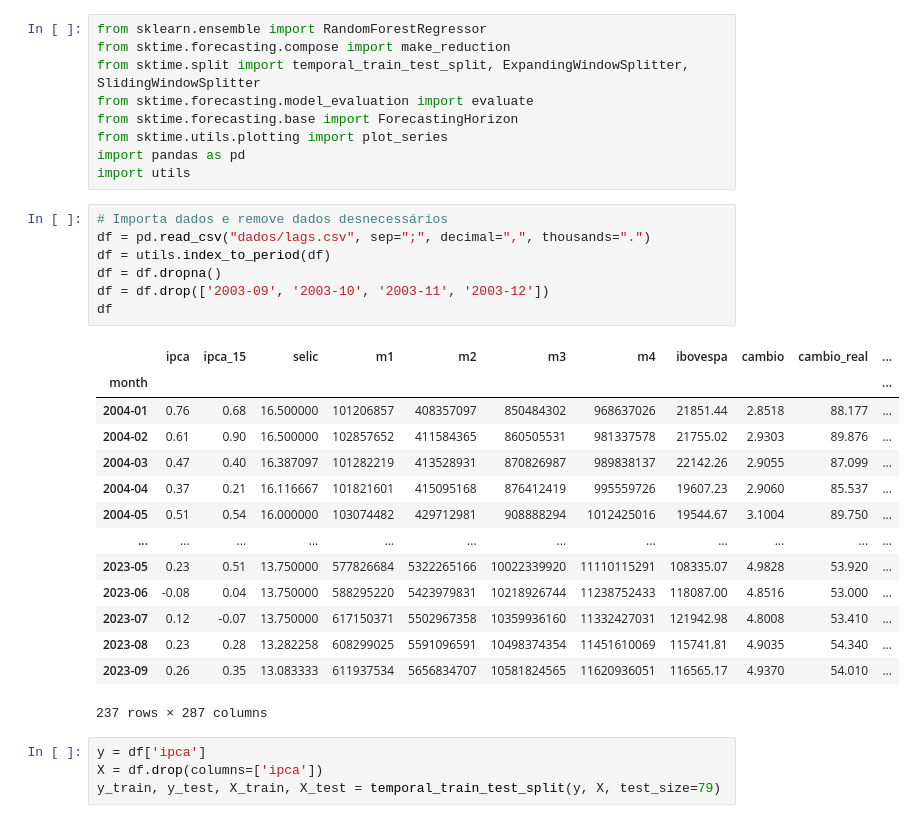
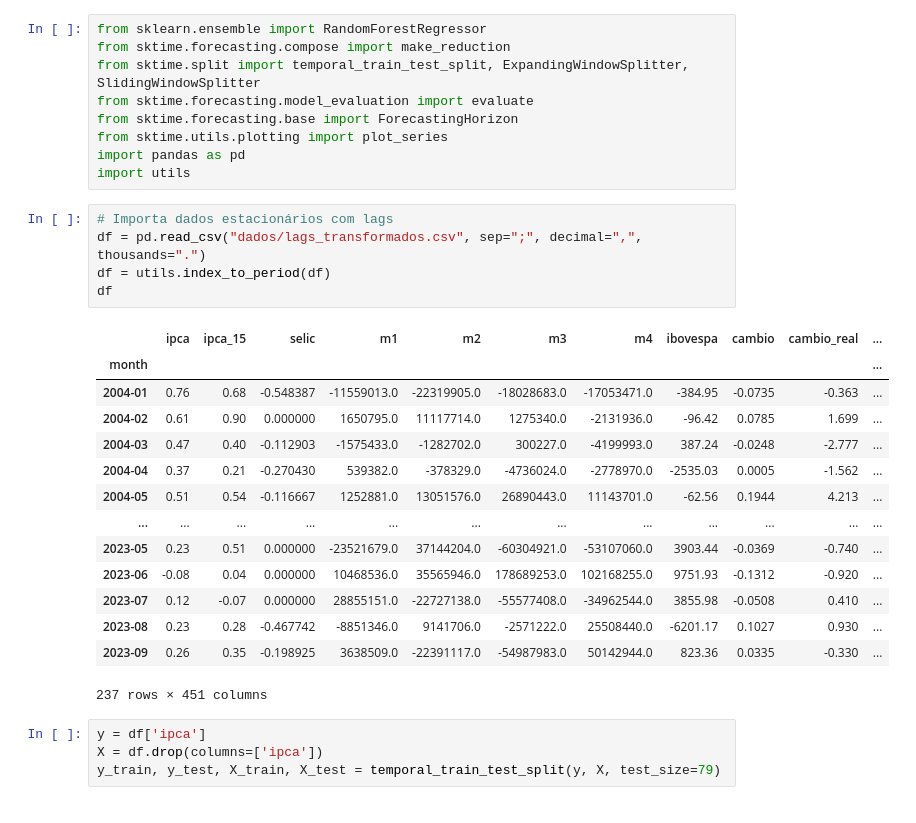
Before and after one commit to GuilhermeFrainer/tcc, a Jupyter notebook: tree_info.ipynb, the cells around one changed output. Saved outputs shown, nothing was run; the diff lists cells and outputs as text.

```diff
--- a/tree_info.ipynb
+++ b/tree_info.ipynb
@@ -14,27 +14,25 @@ from sktime.utils.plotting import plot_series
 import pandas as pd
 import utils
 # %%
-# Importa dados e remove dados desnecessários
-df = pd.read_csv("dados/lags.csv", sep=";", decimal=",", thousands=".")
+# Importa dados estacionários com lags
+df = pd.read_csv("dados/lags_transformados.csv", sep=";", decimal=",", thousands=".")
 df = utils.index_to_period(df)
-df = df.dropna()
-df = df.drop(['2003-09', '2003-10', '2003-11', '2003-12'])
 df
 # %% [output]
 |  | ipca | ipca_15 | selic | m1 | m2 | m3 | m4 | ibovespa | cambio | cambio_real | ... |
 | month |  |  |  |  |  |  |  |  |  |  | ... |
-| 2004-01 | 0.76 | 0.68 | 16.500000 | 101206857 | 408357097 | 850484302 | 968637026 | 21851.44 | 2.8518 | 88.177 | ... |
-| 2004-02 | 0.61 | 0.90 | 16.500000 | 102857652 | 411584365 | 860505531 | 981337578 | 21755.02 | 2.9303 | 89.876 | ... |
-| 2004-03 | 0.47 | 0.40 | 16.387097 | 101282219 | 413528931 | 870826987 | 989838137 | 22142.26 | 2.9055 | 87.099 | ... |
-| 2004-04 | 0.37 | 0.21 | 16.116667 | 101821601 | 415095168 | 876412419 | 995559726 | 19607.23 | 2.9060 | 85.537 | ... |
-| 2004-05 | 0.51 | 0.54 | 16.000000 | 103074482 | 429712981 | 908888294 | 1012425016 | 19544.67 | 3.1004 | 89.750 | ... |
+| 2004-01 | 0.76 | 0.68 | -0.548387 | -11559013.0 | -22319905.0 | -18028683.0 | -17053471.0 | -384.95 | -0.0735 | -0.363 | ... |
+| 2004-02 | 0.61 | 0.90 | 0.000000 | 1650795.0 | 11117714.0 | 1275340.0 | -2131936.0 | -96.42 | 0.0785 | 1.699 | ... |
+| 2004-03 | 0.47 | 0.40 | -0.112903 | -1575433.0 | -1282702.0 | 300227.0 | -4199993.0 | 387.24 | -0.0248 | -2.777 | ... |
+| 2004-04 | 0.37 | 0.21 | -0.270430 | 539382.0 | -378329.0 | -4736024.0 | -2778970.0 | -2535.03 | 0.0005 | -1.562 | ... |
+| 2004-05 | 0.51 | 0.54 | -0.116667 | 1252881.0 | 13051576.0 | 26890443.0 | 11143701.0 | -62.56 | 0.1944 | 4.213 | ... |
 | ... | ... | ... | ... | ... | ... | ... | ... | ... | ... | ... | ... |
-| 2023-05 | 0.23 | 0.51 | 13.750000 | 577826684 | 5322265166 | 10022339920 | 11110115291 | 108335.07 | 4.9828 | 53.920 | ... |
-| 2023-06 | -0.08 | 0.04 | 13.750000 | 588295220 | 5423979831 | 10218926744 | 11238752433 | 118087.00 | 4.8516 | 53.000 | ... |
-| 2023-07 | 0.12 | -0.07 | 13.750000 | 617150371 | 5502967358 | 10359936160 | 11332427031 | 121942.98 | 4.8008 | 53.410 | ... |
-| 2023-08 | 0.23 | 0.28 | 13.282258 | 608299025 | 5591096591 | 10498374354 | 11451610069 | 115741.81 | 4.9035 | 54.340 | ... |
-| 2023-09 | 0.26 | 0.35 | 13.083333 | 611937534 | 5656834707 | 10581824565 | 11620936051 | 116565.17 | 4.9370 | 54.010 | ... |
+| 2023-05 | 0.23 | 0.51 | 0.000000 | -23521679.0 | 37144204.0 | -60304921.0 | -53107060.0 | 3903.44 | -0.0369 | -0.740 | ... |
+| 2023-06 | -0.08 | 0.04 | 0.000000 | 10468536.0 | 35565946.0 | 178689253.0 | 102168255.0 | 9751.93 | -0.1312 | -0.920 | ... |
+| 2023-07 | 0.12 | -0.07 | 0.000000 | 28855151.0 | -22727138.0 | -55577408.0 | -34962544.0 | 3855.98 | -0.0508 | 0.410 | ... |
+| 2023-08 | 0.23 | 0.28 | -0.467742 | -8851346.0 | 9141706.0 | -2571222.0 | 25508440.0 | -6201.17 | 0.1027 | 0.930 | ... |
+| 2023-09 | 0.26 | 0.35 | -0.198925 | 3638509.0 | -22391117.0 | -54987983.0 | 50142944.0 | 823.36 | 0.0335 | -0.330 | ... |
-237 rows × 287 columns
+237 rows × 451 columns
 # %%
 y = df['ipca']
 X = df.drop(columns=['ipca'])
```
Also changed, not shown: parts of 4 cells of this notebook.
